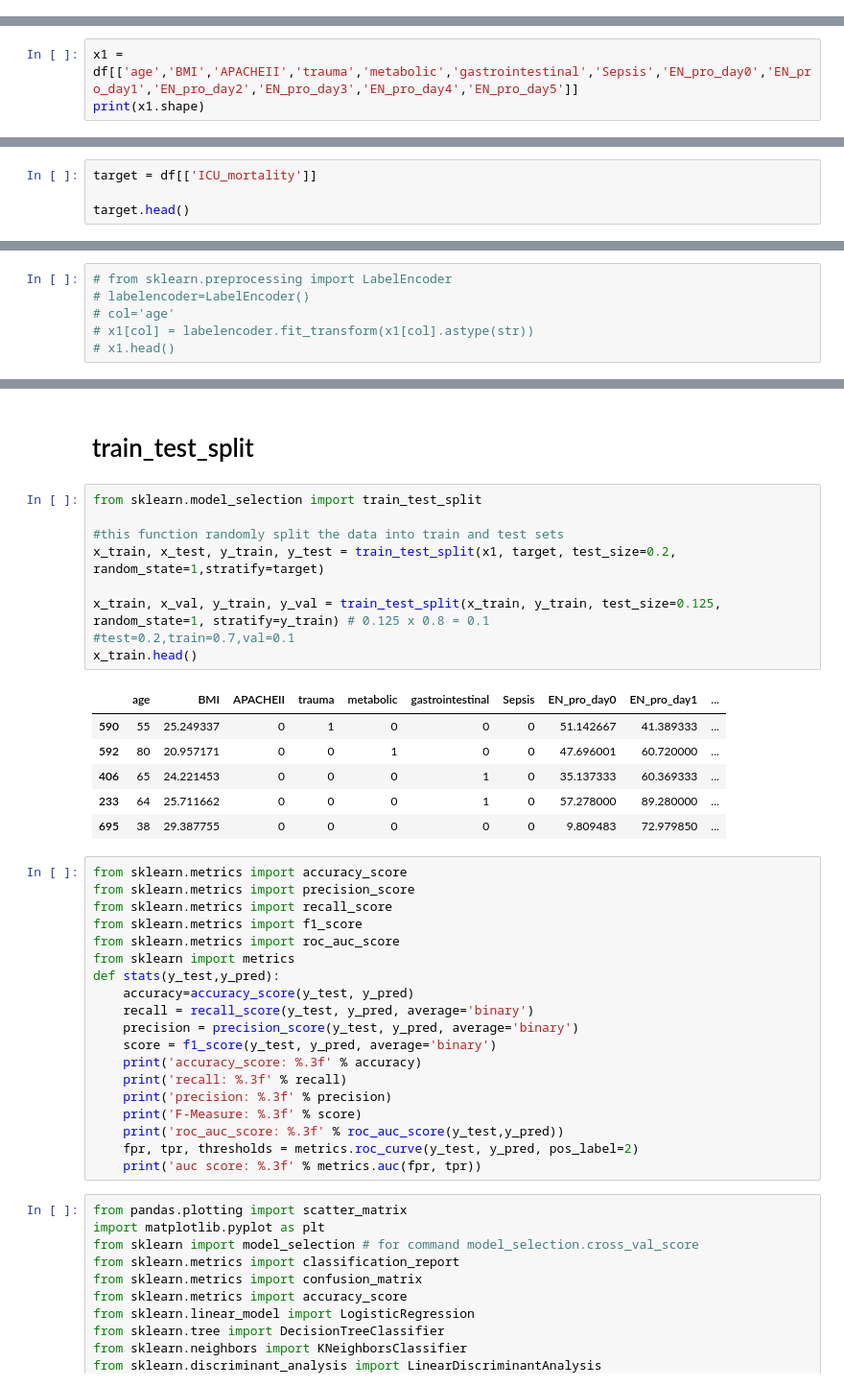
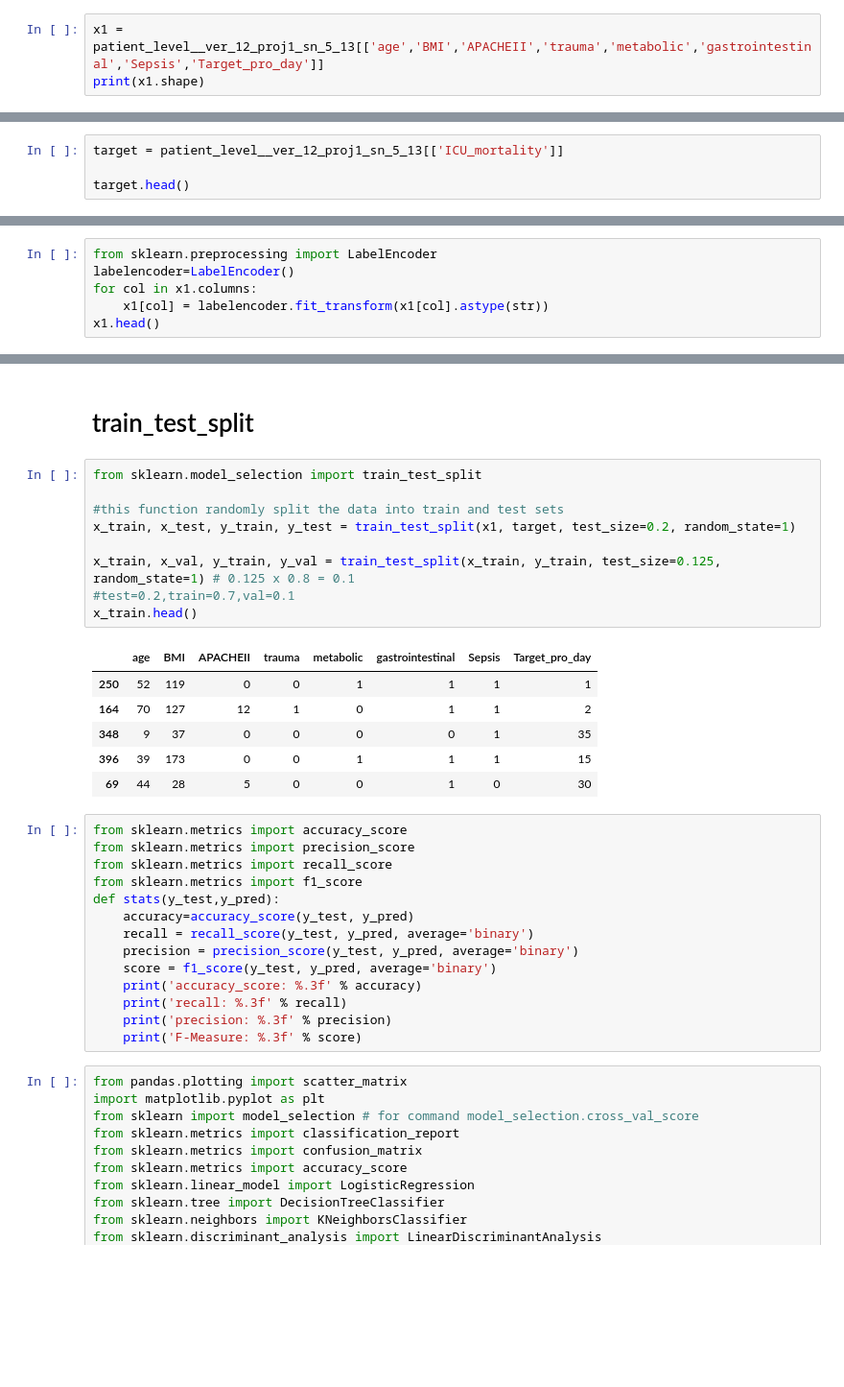
Before and after one commit to dvirs12345/Final-project, a Jupyter notebook: Hazana/first_slice.ipynb, the cells around one changed output, grey strips where cells are left out. Shown: that part at 96% size. Cells and saved outputs as stored; diff of their text form; blank space fills up the shorter version.

```diff
--- a/Hazana/first_slice.ipynb
+++ b/Hazana/first_slice.ipynb
@@ -56,0 +57,3 @@ df = patient_level__ver_12_proj1_sn_5_13[~patient_level__ver_12_proj1_sn_5_13['a
+# %%
+x1 = patient_level__ver_12_proj1_sn_5_13[['age','BMI','APACHEII','trauma','metabolic','gastrointestinal','Sepsis','Target_pro_day']]
+print(x1.shape)
@@ -74,3 +73,0 @@ df = df.dropna(how='any')
-# %%
-x1 = df[['age','BMI','APACHEII','trauma','metabolic','gastrointestinal','Sepsis','EN_pro_day0','EN_pro_day1','EN_pro_day2','EN_pro_day3','EN_pro_day4','EN_pro_day5']]
-print(x1.shape)
@@ -95,5 +74,5 @@ x1.head(100)
 # %%
-target = df[['ICU_mortality']]
+target = patient_level__ver_12_proj1_sn_5_13[['ICU_mortality']]
 
 target.head()
 # %% [output]
@@ -122,8 +85,8 @@ x1.head(100)
 # %% [markdown]
 LabelEncoder:
 # %%
-# from sklearn.preprocessing import LabelEncoder
-# labelencoder=LabelEncoder()
-# col='age'
-# x1[col] = labelencoder.fit_transform(x1[col].astype(str))
-# x1.head()
+from sklearn.preprocessing import LabelEncoder
+labelencoder=LabelEncoder()
+for col in x1.columns:
+    x1[col] = labelencoder.fit_transform(x1[col].astype(str))
+x1.head()
@@ -132,26 +107,24 @@ LabelEncoder:
 # %%
 from sklearn.model_selection import train_test_split
 
 #this function randomly split the data into train and test sets
-x_train, x_test, y_train, y_test = train_test_split(x1, target, test_size=0.2, random_state=1,stratify=target)
+x_train, x_test, y_train, y_test = train_test_split(x1, target, test_size=0.2, random_state=1)
 
-x_train, x_val, y_train, y_val = train_test_split(x_train, y_train, test_size=0.125, random_state=1, stratify=y_train) # 0.125 x 0.8 = 0.1
+x_train, x_val, y_train, y_val = train_test_split(x_train, y_train, test_size=0.125, random_state=1) # 0.125 x 0.8 = 0.1
 #test=0.2,train=0.7,val=0.1
 x_train.head()
 # %% [output]
-|  | age | BMI | APACHEII | trauma | metabolic | gastrointestinal | Sepsis | EN_pro_day0 | EN_pro_day1 | ... |
-| 590 | 55 | 25.249337 | 0 | 1 | 0 | 0 | 0 | 51.142667 | 41.389333 | ... |
-| 592 | 80 | 20.957171 | 0 | 0 | 1 | 0 | 0 | 47.696001 | 60.720000 | ... |
-| 406 | 65 | 24.221453 | 0 | 0 | 0 | 1 | 0 | 35.137333 | 60.369333 | ... |
-| 233 | 64 | 25.711662 | 0 | 0 | 0 | 1 | 0 | 57.278000 | 89.280000 | ... |
-| 695 | 38 | 29.387755 | 0 | 0 | 0 | 0 | 0 | 9.809483 | 72.979850 | ... |
+|  | age | BMI | APACHEII | trauma | metabolic | gastrointestinal | Sepsis | Target_pro_day |
+| 250 | 52 | 119 | 0 | 0 | 1 | 1 | 1 | 1 |
+| 164 | 70 | 127 | 12 | 1 | 0 | 1 | 1 | 2 |
+| 348 | 9 | 37 | 0 | 0 | 0 | 0 | 1 | 35 |
+| 396 | 39 | 173 | 0 | 0 | 1 | 1 | 1 | 15 |
+| 69 | 44 | 28 | 5 | 0 | 0 | 1 | 0 | 30 |
 # %%
 from sklearn.metrics import accuracy_score
 from sklearn.metrics import precision_score
 from sklearn.metrics import recall_score
 from sklearn.metrics import f1_score
-from sklearn.metrics import roc_auc_score
-from sklearn import metrics
 def stats(y_test,y_pred):
     accuracy=accuracy_score(y_test, y_pred)
     recall = recall_score(y_test, y_pred, average='binary')
@@ -161,9 +134,6 @@ def stats(y_test,y_pred):
     print('recall: %.3f' % recall)
     print('precision: %.3f' % precision)
     print('F-Measure: %.3f' % score)
-    print('roc_auc_score: %.3f' % roc_auc_score(y_test,y_pred))
-    fpr, tpr, thresholds = metrics.roc_curve(y_test, y_pred, pos_label=2)
-    print('auc score: %.3f' % metrics.auc(fpr, tpr))
 # %%
 from pandas.plotting import scatter_matrix
 import matplotlib.pyplot as plt
```
Also changed, not shown: parts of 39 cells of this notebook.
